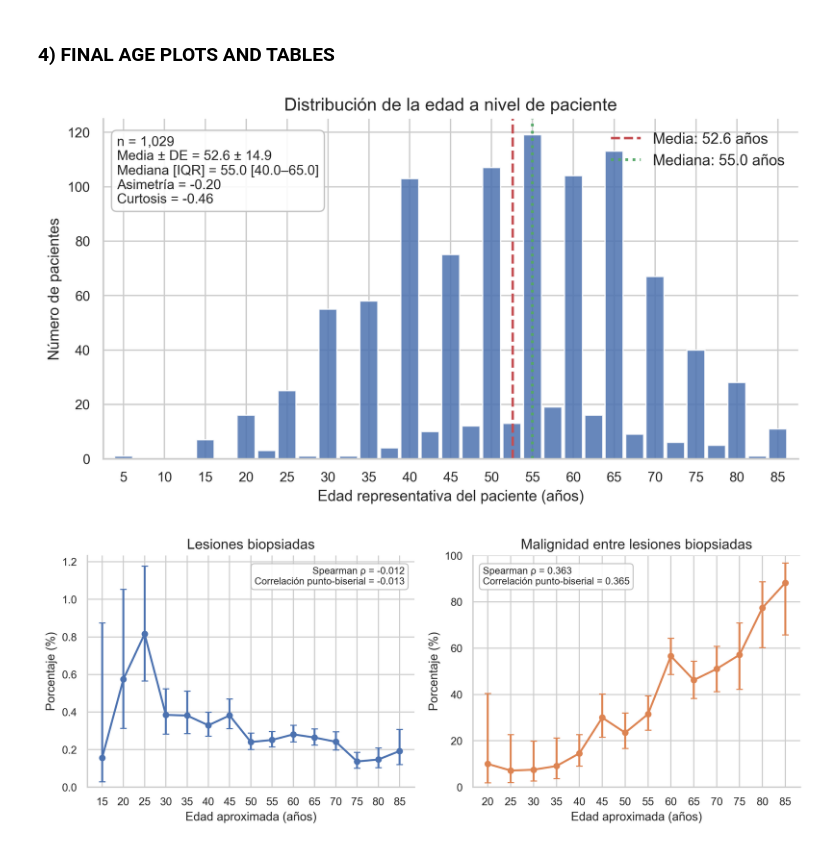
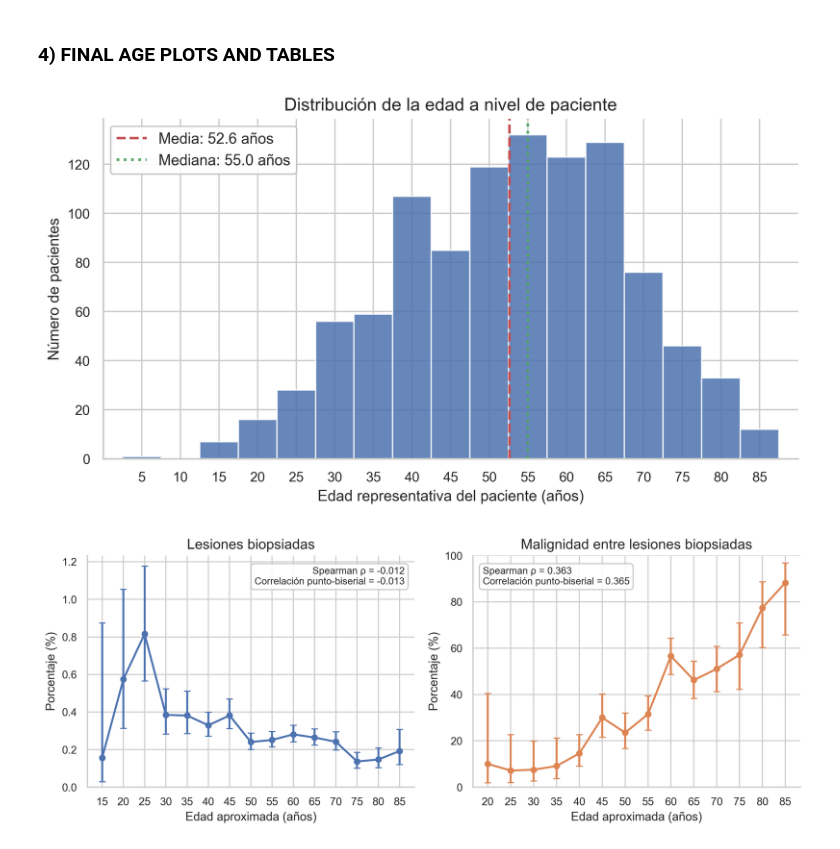
Before and after one commit to JuanCardona7/my-image-classifier, a Jupyter notebook: notebooks/EDA_02.ipynb, the cells around one changed output. Saved outputs shown, nothing was run; the diff lists cells and outputs as text; code cells hidden in the pictures.

```diff
--- a/notebooks/EDA_02.ipynb
+++ b/notebooks/EDA_02.ipynb
@@ -2156,82 +2210,60 @@ age_kurtosis = age_values.kurt()
 # %%
 # Age distribution at patient level
 
-fig, ax = plt.subplots(
-    figsize=(8, 4.5),
+age_values = age_distribution_plot_df["age_patient"]
+age_mean = age_values.mean()
+age_median = age_values.median()
+
+fig, ax = plt.subplots(figsize=(8, 4.5))
+
+ax.hist(
+    age_values,
+    bins=np.arange(2.5, 92.5, 5),
+    color=STATISTIC_PALETTE["distribution"],
+    alpha=0.85,
+    edgecolor="white",
 )
 
-ax.bar(
-    age_frequency_plot_df["age_patient"],
-    age_frequency_plot_df["n_patients"],
-    width=2.2,
-    color=STATISTIC_PALETTE["distribution"],
-    alpha=0.85,
-)
-
-# Mean and median
 ax.axvline(
     age_mean,
     color=STATISTIC_PALETTE["mean"],
     linestyle="--",
     linewidth=1.8,
     label=f"Media: {age_mean:.1f} años",
 )
 
 ax.axvline(
     age_median,
     color=STATISTIC_PALETTE["median"],
     linestyle=":",
     linewidth=2,
     label=f"Mediana: {age_median:.1f} años",
 )
 
-# Descriptive statistics box
-statistics_text = (
-    f"n = {len(age_values):,}\n"
-    f"Media ± DE = {age_mean:.1f} ± {age_std:.1f}\n"
-    f"Mediana [IQR] = {age_median:.1f} "
-    f"[{age_q1:.1f}–{age_q3:.1f}]\n"
-    f"Asimetría = {age_skewness:.2f}\n"
-    f"Curtosis = {age_kurtosis:.2f}"
-)
-
-ax.text(
-    0.02,
-    0.95,
-    statistics_text,
-    transform=ax.transAxes,
-    ha="left",
-    va="top",
-    fontsize=10,
-    bbox={
-        "boxstyle": "round,pad=0.4",
-        "facecolor": "white",
-        "edgecolor": "#BDBDBD",
-        "alpha": 0.9,
-    },
-)
-
 clean_axis_labels(
     ax,
     xlabel="Edad representativa del paciente (años)",
     ylabel="Número de pacientes",
     title="Distribución de la edad a nivel de paciente",
 )
 
 ax.set_xticks(np.arange(5, 90, 5))
-ax.set_xlim(2.5, 87.5)
+ax.set_xlim(0, 90)
 
 ax.legend(
-    frameon=False,
-    loc="upper right",
+    loc="upper left",
+    frameon=True,
+    fancybox=True,
+    framealpha=0.9,
+    edgecolor="#BDBDBD",
 )
 
 plt.tight_layout()
 plt.show()
 
 figures["age_distribution_patient_level"] = fig
 # %% [output]
-[figure, old version]
+[figure, new version]
 # %%
 # Age relationship with the two modelling hypotheses
 
```
Also changed, not shown: parts of 46 cells of this notebook, 1 other file.
